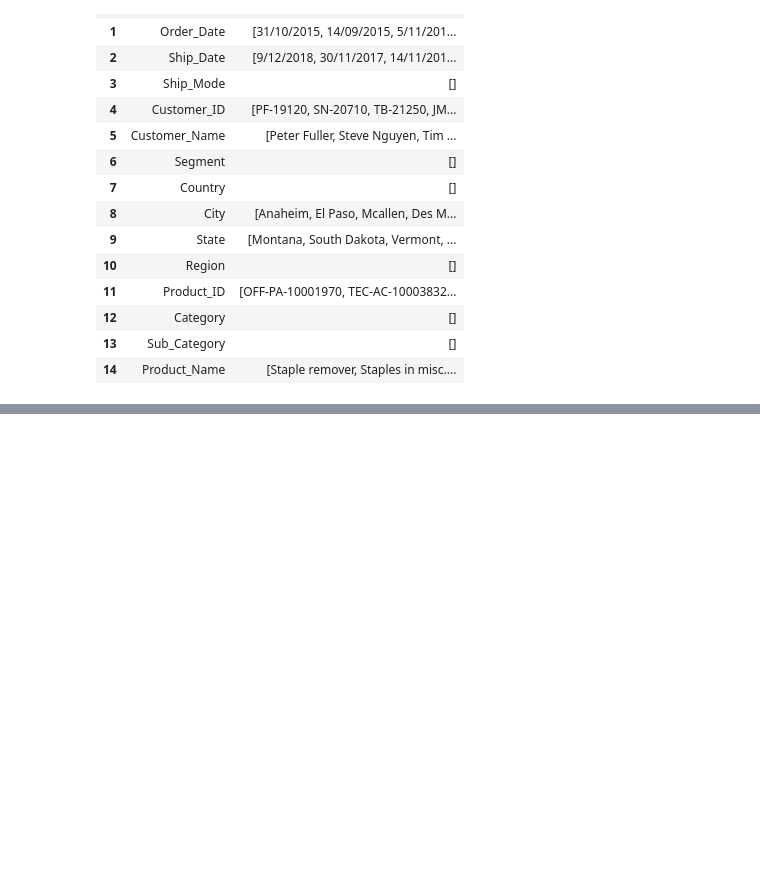
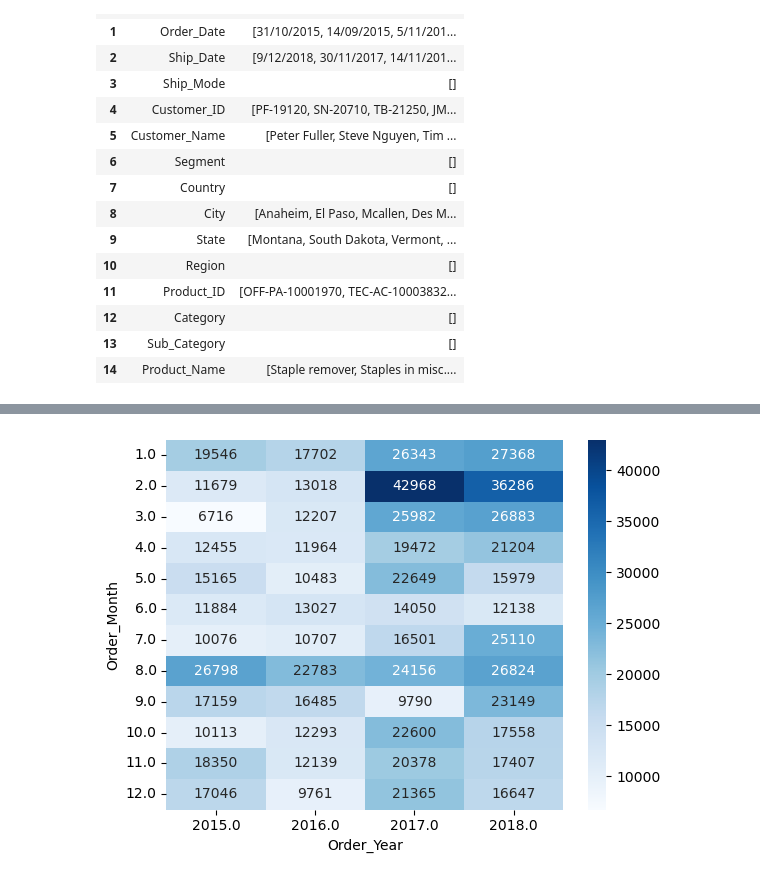
Before and after one commit to Ayush080-bct/Superstore-data-pipeline, a Jupyter notebook: notebook/EDA.ipynb, the cells around one changed output, grey strips where cells are left out. Cells and saved outputs as stored; diff of their text form; code cells hidden in the pictures; blank space fills up the shorter version.

```diff
--- a/notebook/EDA.ipynb
+++ b/notebook/EDA.ipynb
@@ -441,0 +594,3 @@ df.head()
+# %%
+#converting it into wide format
+Pivot_table=Monthly_sales.pivot(index='Order_Month',columns='Order_Year',values='Sales')
@@ -441,0 +616,6 @@ df.head()
+# %%
+sns.heatmap(Pivot_table,annot=True,fmt='.0f',cmap="Blues")#annot means
+#annnotate each cell with numerical values
+plt.show()
+# %% [output]
+[figure, added]
```
Also changed, not shown: parts of 42 cells of this notebook, 9 other files.
